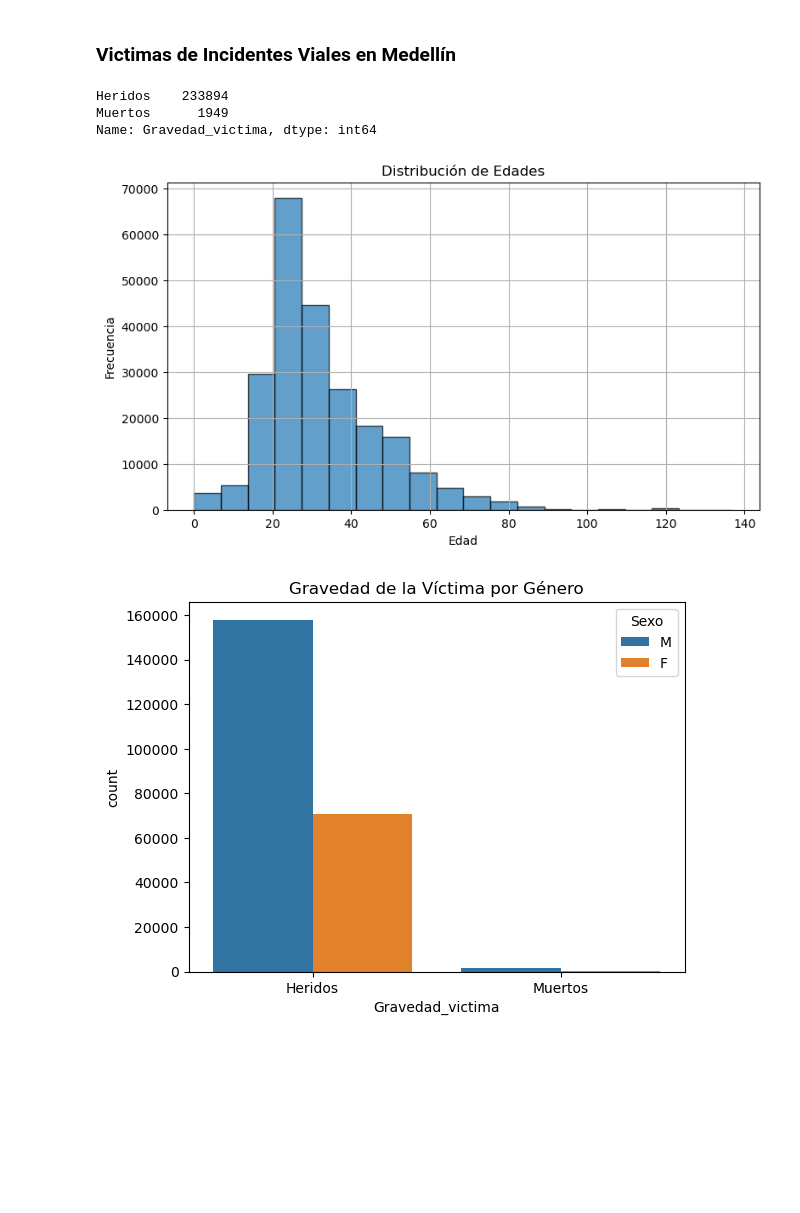
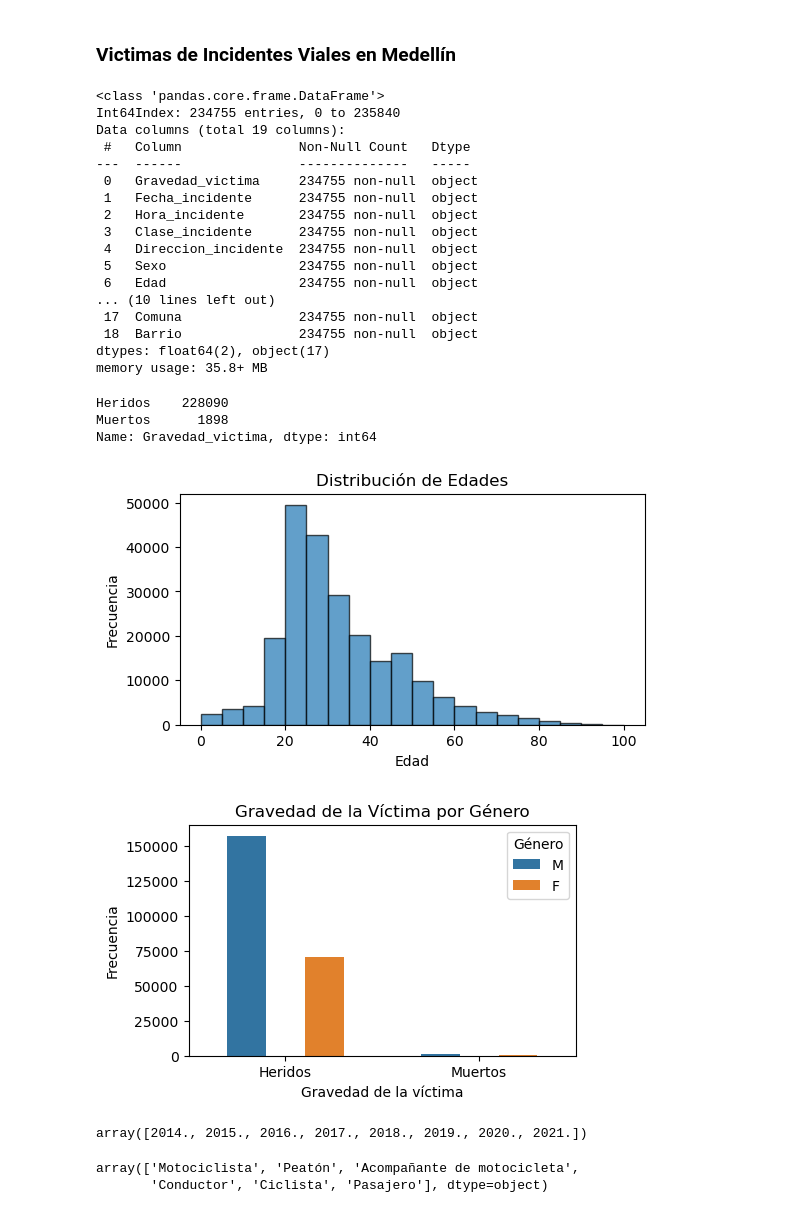
Before and after one commit to SebasMora28/Proyecto_analitica_aplicada, a Jupyter notebook: data_exploration.ipynb, the cells around one changed output. Drawn from its saved outputs; the diff is of its cells as text; code cells hidden in the pictures; blank space fills up the shorter version.

```diff
--- a/data_exploration.ipynb
+++ b/data_exploration.ipynb
@@ -208,37 +314,85 @@ edu_vial2018
 2128 rows × 36 columns
 # %% [markdown]
 ### Victimas de Incidentes Viales en Medellín
+# %%
+mede_victimas.info()
+# %% [output]
+<class 'pandas.core.frame.DataFrame'>
+Int64Index: 234755 entries, 0 to 235840
+Data columns (total 19 columns):
+ #   Column               Non-Null Count   Dtype
+---  ------               --------------   -----
+ 0   Gravedad_victima     234755 non-null  object
+ 1   Fecha_incidente      234755 non-null  object
+ 2   Hora_incidente       234755 non-null  object
+ 3   Clase_incidente      234755 non-null  object
+ 4   Direccion_incidente  234755 non-null  object
+ 5   Sexo                 234755 non-null  object
+ 6   Edad                 234755 non-null  object
+... (10 lines left out)
+ 17  Comuna               234755 non-null  object
+ 18  Barrio               234755 non-null  object
+dtypes: float64(2), object(17)
+memory usage: 35.8+ MB
 # %%
 print(mede_victimas['Gravedad_victima'].value_counts())
 mede_victimas = mede_victimas.dropna()
 columns_to_check = ['Sexo', 'Edad']
 for column in columns_to_check:
     mede_victimas = mede_victimas[(mede_victimas[column] != 'Sin Inf') & (mede_victimas[column] != 'Sin inf')]
 import re
 def convert_age_to_int(age_str):
+
     if isinstance(age_str, str) and '-' in age_str:
         ages = re.findall(r'\d+', age_str)  # Extraer los números del rango
         return (int(ages[0]) + int(ages[1])) // 2  # Promedio de los valores del rango
     else:
         return int(age_str)  # Si es un valor único, simplemente conviértelo a entero
 # Eliminar filas con valores NaN en la columna 'Edad'
 mede_victimas['Edad'] = mede_victimas['Edad'].apply(convert_age_to_int)
-mede_victimas['Edad'].unique()
+mede_victimas = mede_victimas.drop(mede_victimas[mede_victimas['Edad'] > 100].index)
 # Distribución de edades
-plt.figure(figsize=(9, 5))
+plt.figure(figsize=(6, 3))
 plt.hist(mede_victimas['Edad'], bins=20, edgecolor='black', alpha=0.7)
 plt.xlabel('Edad')
 plt.ylabel('Frecuencia')
 plt.title('Distribución de Edades')
-plt.grid(True)
 plt.show()
+
 # Relación entre gravedad de la víctima y género
-sns.countplot(x='Gravedad_victima', hue='Sexo', data=mede_victimas)
+plt.figure(figsize=(5, 3))
+plot = sns.countplot(x='Gravedad_victima', hue='Sexo', data=mede_victimas)
+plt.xlabel('Gravedad de la víctima')
+plt.ylabel('Frecuencia')
+
+# Ajustar ancho de las barras
+total_bars = len(plot.patches)
+width = 0.1 if len(mede_victimas['Gravedad_victima'].unique()) > 2 else 0.2  # Ajustar el ancho si hay más de 2 categorías
+
+for bar in plot.patches:
+    current_width = bar.get_width()
+    diff = current_width - width
+    bar.set_width(width)
+    bar.set_x(bar.get_x() + diff * 0.5)
+
+# Ajustar límite inferior del eje y
+plt.ylim(0, plt.ylim()[1])
 plt.title('Gravedad de la Víctima por Género')
+plt.legend(title='Género')
 plt.show()
 # %% [output]
-Heridos    233894
-Muertos      1949
+Heridos    228090
+Muertos      1898
 Name: Gravedad_victima, dtype: int64
-[figure, old version]
+[figure, new version]
-[figure, old version]
+[figure, new version]
+# %%
+mede_victimas['Año'].unique()
+# %% [output]
+array([2014., 2015., 2016., 2017., 2018., 2019., 2020., 2021.])
+# %%
+mede_victimas['Condicion'] = mede_victimas['Condicion'].replace({'Acompañante de Motocicleta': 'Acompañante de motocicleta'})
+mede_victimas['Condicion'].unique()
+# %% [output]
+array(['Motociclista', 'Peatón', 'Acompañante de motocicleta',
+       'Conductor', 'Ciclista', 'Pasajero'], dtype=object)
```
Also changed, not shown: parts of 5 cells of this notebook.
